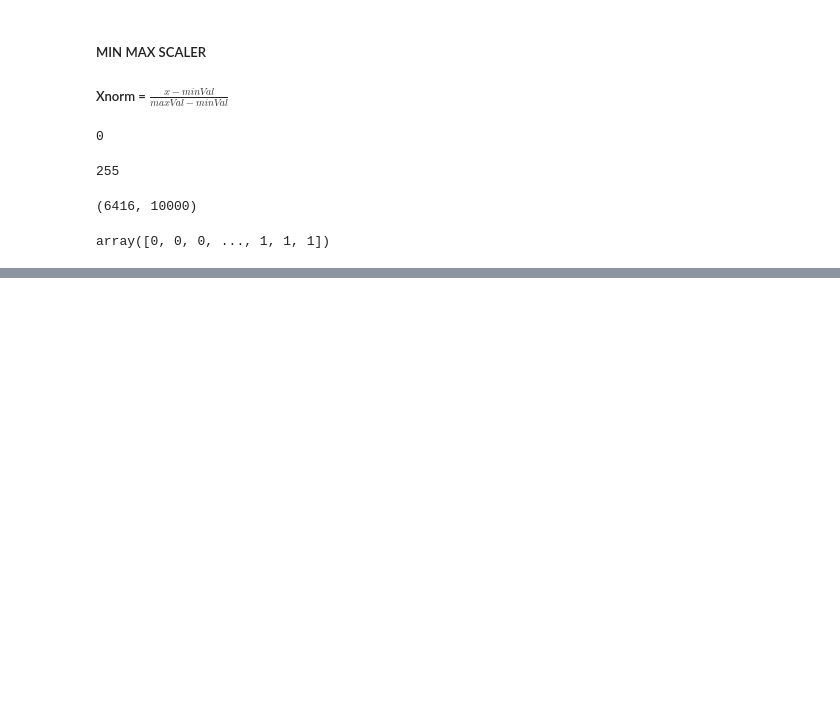
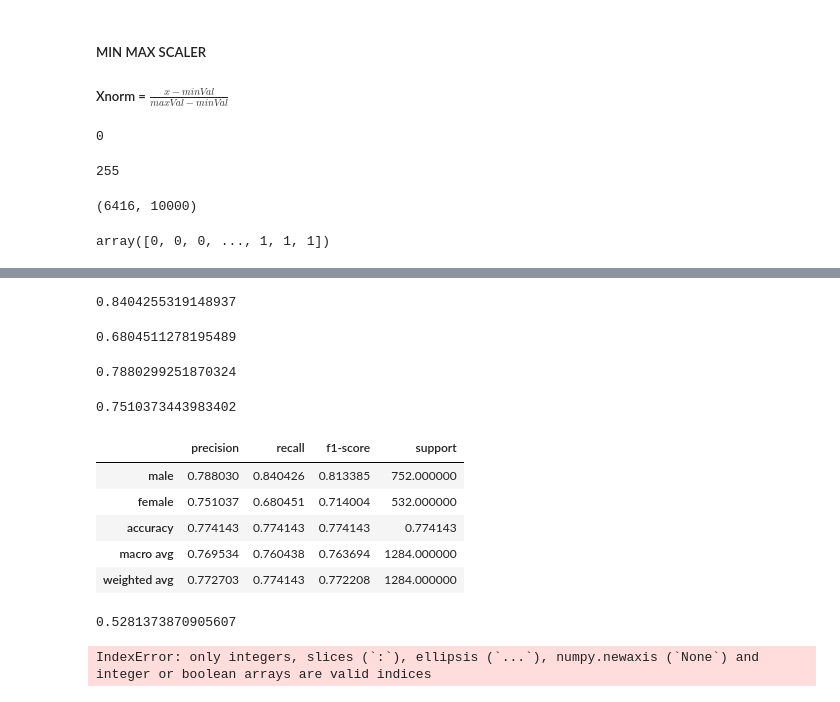
Before and after one commit to Aparna-U-Nair/Face-Detection-and-Gender-Classification, a Jupyter notebook: Gender Detection.ipynb, the cells around one changed output, grey strips where cells are left out. Saved outputs shown, nothing was run; the diff lists cells and outputs as text; code cells hidden in the pictures; blank space fills up the shorter version.

```diff
--- a/Gender Detection.ipynb
+++ b/Gender Detection.ipynb
@@ -291,0 +378,4 @@ np.savez("./data/data_100_norm",Xnorm,ynorm)
+# %%
+X = x_pca_50
+mean = X.mean(axis=0)
+# y is the same
@@ -291,0 +404,3 @@ np.savez("./data/data_100_norm",Xnorm,ynorm)
+# %%
+y_pred = model.predict(x_test)
+y_prob = model.predict_proba(x_test)
@@ -291,0 +460,54 @@ np.savez("./data/data_100_norm",Xnorm,ynorm)
+# %%
+# Recall/sensitivity for Male(correct male pred/true male)
+632/752 #Male
+
+362/532 #female
+# %% [output]
+0.8404255319148937
+0.6804511278195489
+# %%
+#Precision - correct male/pred male
+
+632/802 #male
+362/482
+# %% [output]
+0.7880299251870324
+0.7510373443983402
+# %%
+# classification report
+cr = classification_report(y_test,y_pred,target_names=['male','female'],output_dict=True)
+pd.DataFrame(cr).T
+# %% [output]
+|  | precision | recall | f1-score | support |
+| male | 0.788030 | 0.840426 | 0.813385 | 752.000000 |
+| female | 0.751037 | 0.680451 | 0.714004 | 532.000000 |
+| accuracy | 0.774143 | 0.774143 | 0.774143 | 0.774143 |
+| macro avg | 0.769534 | 0.760438 | 0.763694 | 1284.000000 |
+| weighted avg | 0.772703 | 0.774143 | 0.772208 | 1284.000000 |
+# %%
+cohen_kappa_score(y_test,y_pred)
+#preferred - above 60
+# bad <50
+# v poor <20
+# perfect >80
+# %% [output]
+0.5281373870905607
+# %%
+# roc for female
+fpr,tpr,thresh = roc_curve(y_test,y_prob[:,"female"])
+auc_s = auc(fpr,tpr)
+plt.figure(figsize=(10,6))
+plt.plot(fpr,tpr,'-.')
+plt.plot([0,1],[0,1],'b--')
+for i in range(0,len(thresh),20):
+    plt.plot(fpr[i],tpr[i],'^')
+    plt.text(fpr[i],tpr[i],"%0.2f"%thresh[i])
+
+plt.legend(['AUC Score = %0.2f'%auc_s])
+
+plt.xlabel('False Positve Rate')
+plt.ylabel('True Positive Rate')
+plt.title('Receiver Operating Characterstics')
+plt.show()
+# %% [output]
+IndexError: only integers, slices (`:`), ellipsis (`...`), numpy.newaxis (`None`) and integer or boolean arrays are valid indices
```
Also changed, not shown: parts of 29 cells of this notebook.
